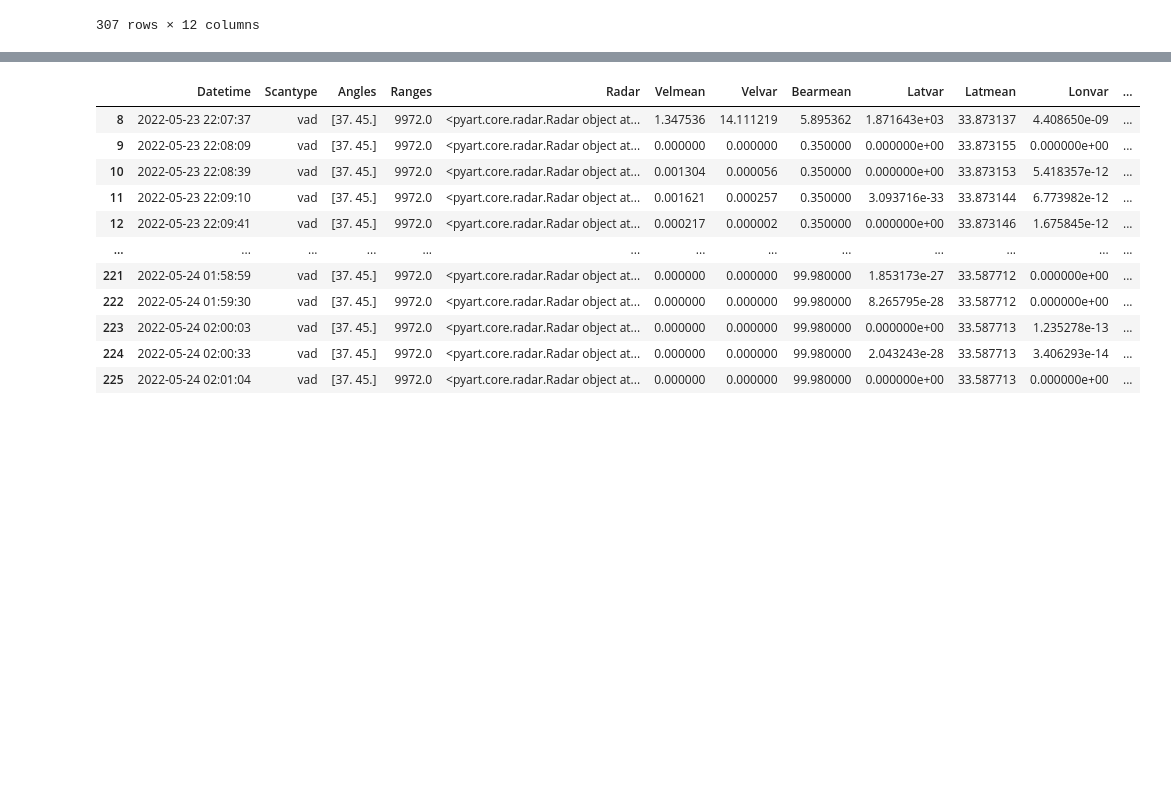
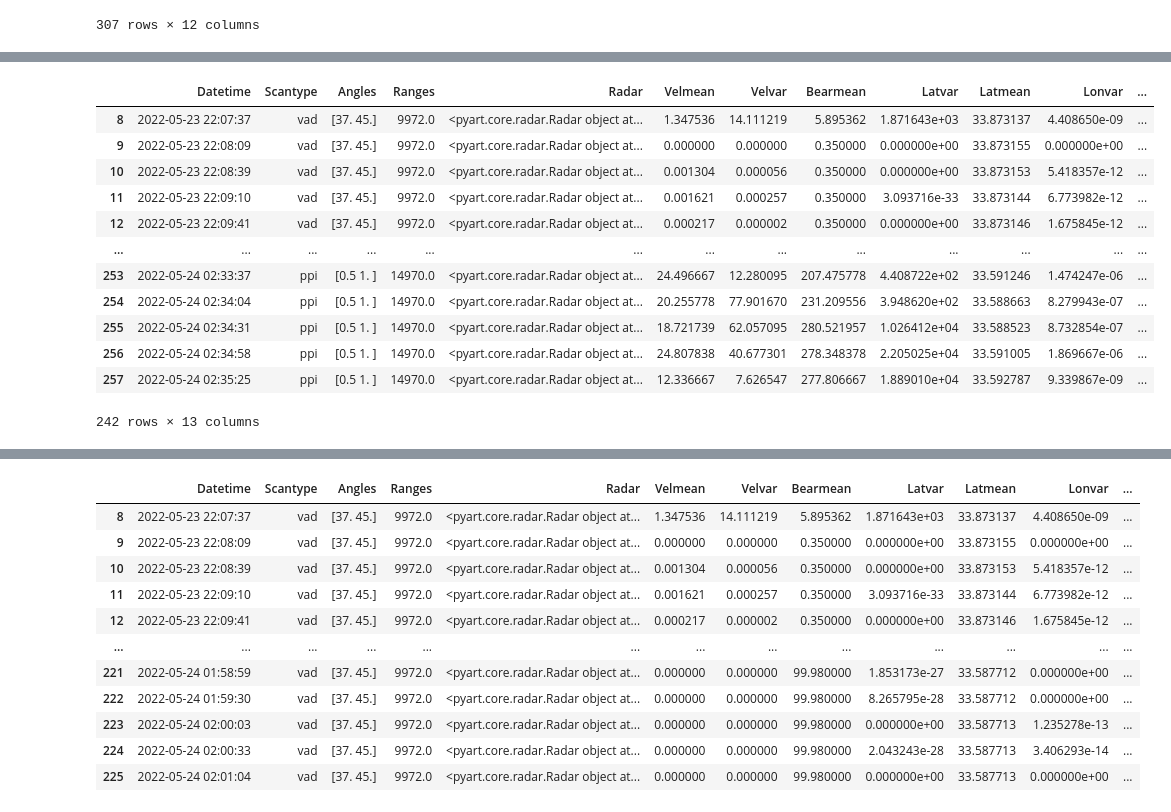
Before and after one commit to JuliaBuhrman/research2024, a Jupyter notebook: identify_vads.ipynb, the cells around one changed output, grey strips where cells are left out. Saved outputs shown, nothing was run; the diff lists cells and outputs as text; code cells hidden in the pictures; blank space fills up the shorter version.

```diff
--- a/identify_vads.ipynb
+++ b/identify_vads.ipynb
@@ -133,2 +150,2 @@ corrected_scans_df_ka1.rename(columns={0: 'Radar', 1: 'Velmean', 2: 'Velvar', 3:
 # %%
-df2_fixed_indeces = df2[(df2.Latitude > -999) & (df2.Speed > -999) & (df2.Distance)]
+df2_fixed_indeces = df2[(df2.Latitude > -999) & (df2.Speed > -999)]
@@ -159,2 +216,18 @@ corrected_scans_df_ka1 = corrected_scans_df_ka1.dropna()
 corrected_scans_df_ka2 = corrected_scans_df_ka2.dropna()
+# %%
+corrected_scans_df_ka2
+# %% [output]
+|  | Datetime | Scantype | Angles | Ranges | Radar | Velmean | Velvar | Bearmean | Latvar | Latmean | Lonvar | ... |
+| 8 | 2022-05-23 22:07:37 | vad | [37. 45.] | 9972.0 | <pyart.core.radar.Radar object at... | 1.347536 | 14.111219 | 5.895362 | 1.871643e+03 | 33.873137 | 4.408650e-09 | ... |
+| 9 | 2022-05-23 22:08:09 | vad | [37. 45.] | 9972.0 | <pyart.core.radar.Radar object at... | 0.000000 | 0.000000 | 0.350000 | 0.000000e+00 | 33.873155 | 0.000000e+00 | ... |
+| 10 | 2022-05-23 22:08:39 | vad | [37. 45.] | 9972.0 | <pyart.core.radar.Radar object at... | 0.001304 | 0.000056 | 0.350000 | 0.000000e+00 | 33.873153 | 5.418357e-12 | ... |
+| 11 | 2022-05-23 22:09:10 | vad | [37. 45.] | 9972.0 | <pyart.core.radar.Radar object at... | 0.001621 | 0.000257 | 0.350000 | 3.093716e-33 | 33.873144 | 6.773982e-12 | ... |
+| 12 | 2022-05-23 22:09:41 | vad | [37. 45.] | 9972.0 | <pyart.core.radar.Radar object at... | 0.000217 | 0.000002 | 0.350000 | 0.000000e+00 | 33.873146 | 1.675845e-12 | ... |
+| ... | ... | ... | ... | ... | ... | ... | ... | ... | ... | ... | ... | ... |
+| 253 | 2022-05-24 02:33:37 | ppi | [0.5 1. ] | 14970.0 | <pyart.core.radar.Radar object at... | 24.496667 | 12.280095 | 207.475778 | 4.408722e+02 | 33.591246 | 1.474247e-06 | ... |
+| 254 | 2022-05-24 02:34:04 | ppi | [0.5 1. ] | 14970.0 | <pyart.core.radar.Radar object at... | 20.255778 | 77.901670 | 231.209556 | 3.948620e+02 | 33.588663 | 8.279943e-07 | ... |
+| 255 | 2022-05-24 02:34:31 | ppi | [0.5 1. ] | 14970.0 | <pyart.core.radar.Radar object at... | 18.721739 | 62.057095 | 280.521957 | 1.026412e+04 | 33.588523 | 8.732854e-07 | ... |
+| 256 | 2022-05-24 02:34:58 | ppi | [0.5 1. ] | 14970.0 | <pyart.core.radar.Radar object at... | 24.807838 | 40.677301 | 278.348378 | 2.205025e+04 | 33.591005 | 1.869667e-06 | ... |
+| 257 | 2022-05-24 02:35:25 | ppi | [0.5 1. ] | 14970.0 | <pyart.core.radar.Radar object at... | 12.336667 | 7.626547 | 277.806667 | 1.889010e+04 | 33.592787 | 9.339867e-09 | ... |
+242 rows × 13 columns
 # %%
```
Also changed, not shown: parts of 31 cells of this notebook, 5 other files.
